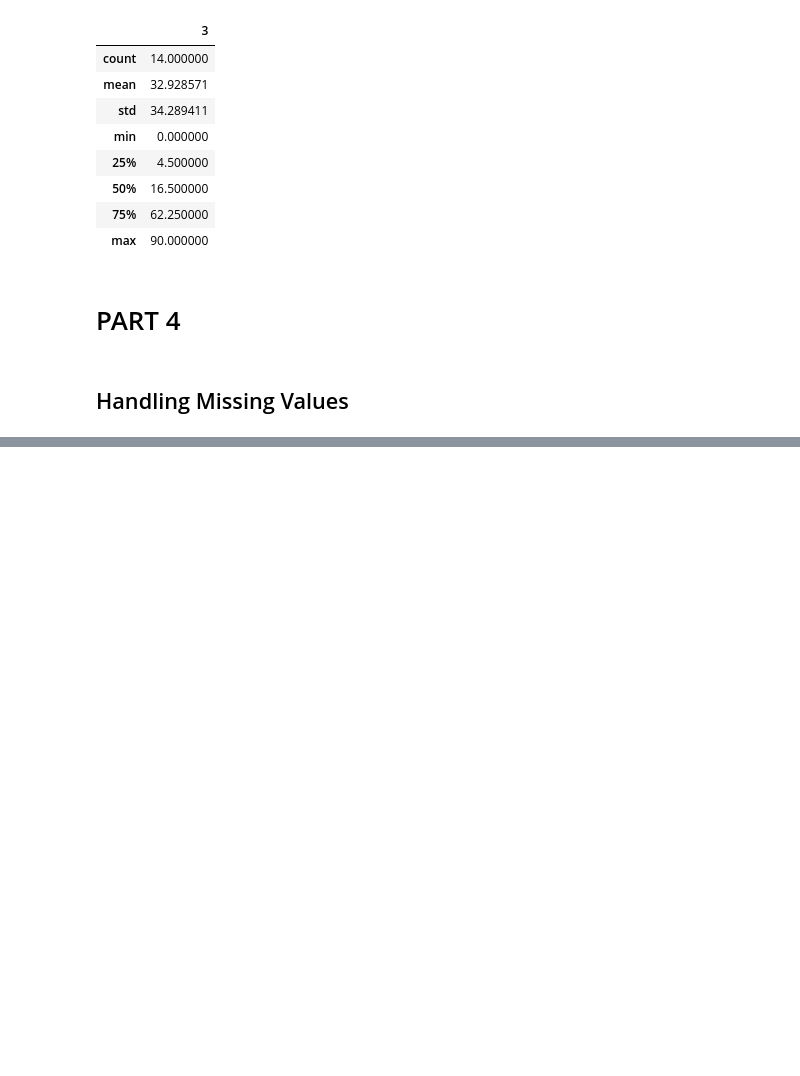
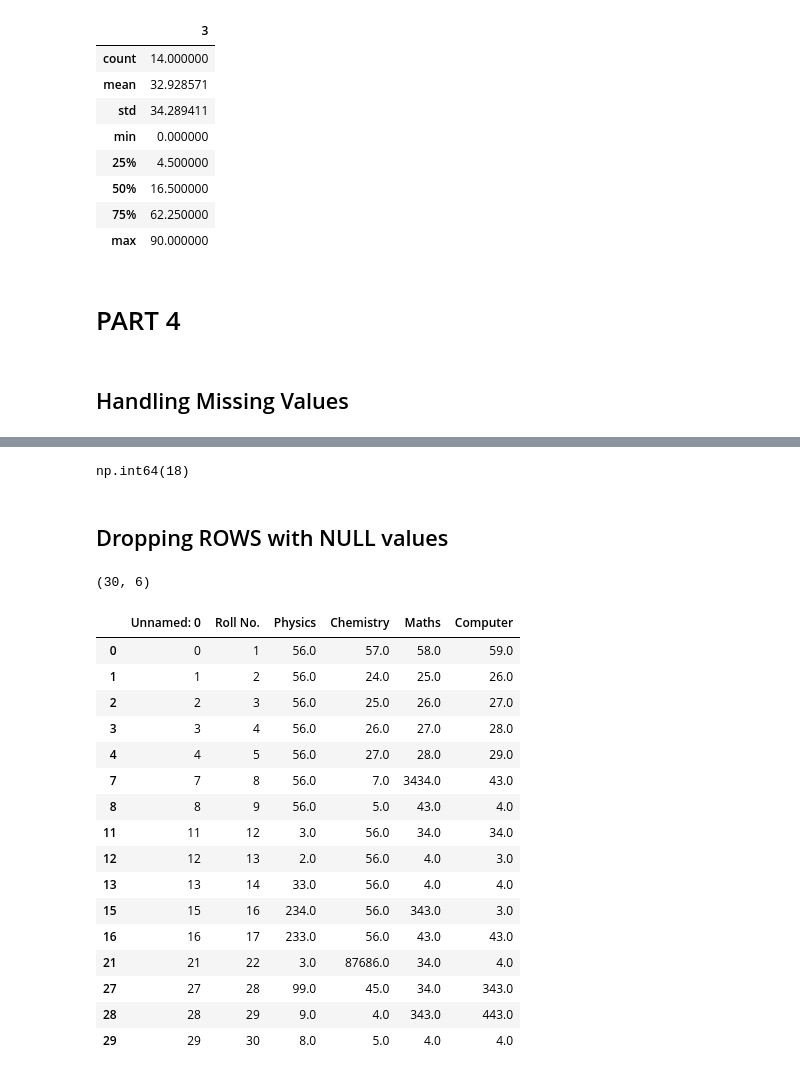
Before and after one commit to PRACHIP5202/WinWinAI, a Jupyter notebook: PrachiPandas.ipynb, the cells around one changed output, grey strips where cells are left out. Saved outputs shown, nothing was run; the diff lists cells and outputs as text; code cells hidden in the pictures; blank space fills up the shorter version.

```diff
--- a/PrachiPandas.ipynb
+++ b/PrachiPandas.ipynb
@@ -340,0 +401,31 @@ df2.describe()
+# %%
+df3.isnull().sum().sum()
+# %% [output]
+np.int64(18)
+# %% [markdown]
+## Dropping ROWS with NULL values
+# %%
+df3.shape
+# %% [output]
+(30, 6)
+# %%
+df= df3.dropna()
+df
+# %% [output]
+|  | Unnamed: 0 | Roll No. | Physics | Chemistry | Maths | Computer |
+| 0 | 0 | 1 | 56.0 | 57.0 | 58.0 | 59.0 |
+| 1 | 1 | 2 | 56.0 | 24.0 | 25.0 | 26.0 |
+| 2 | 2 | 3 | 56.0 | 25.0 | 26.0 | 27.0 |
+| 3 | 3 | 4 | 56.0 | 26.0 | 27.0 | 28.0 |
+| 4 | 4 | 5 | 56.0 | 27.0 | 28.0 | 29.0 |
+| 7 | 7 | 8 | 56.0 | 7.0 | 3434.0 | 43.0 |
+| 8 | 8 | 9 | 56.0 | 5.0 | 43.0 | 4.0 |
+| 11 | 11 | 12 | 3.0 | 56.0 | 34.0 | 34.0 |
+| 12 | 12 | 13 | 2.0 | 56.0 | 4.0 | 3.0 |
+| 13 | 13 | 14 | 33.0 | 56.0 | 4.0 | 4.0 |
+| 15 | 15 | 16 | 234.0 | 56.0 | 343.0 | 3.0 |
+| 16 | 16 | 17 | 233.0 | 56.0 | 43.0 | 43.0 |
+| 21 | 21 | 22 | 3.0 | 87686.0 | 34.0 | 4.0 |
+| 27 | 27 | 28 | 99.0 | 45.0 | 34.0 | 343.0 |
+| 28 | 28 | 29 | 9.0 | 4.0 | 343.0 | 443.0 |
+| 29 | 29 | 30 | 8.0 | 5.0 | 4.0 | 4.0 |
```
Also changed, not shown: parts of 5 cells of this notebook.
